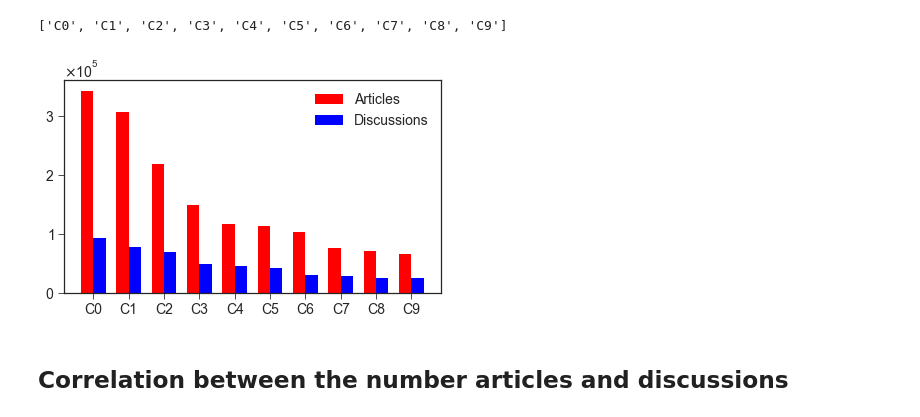
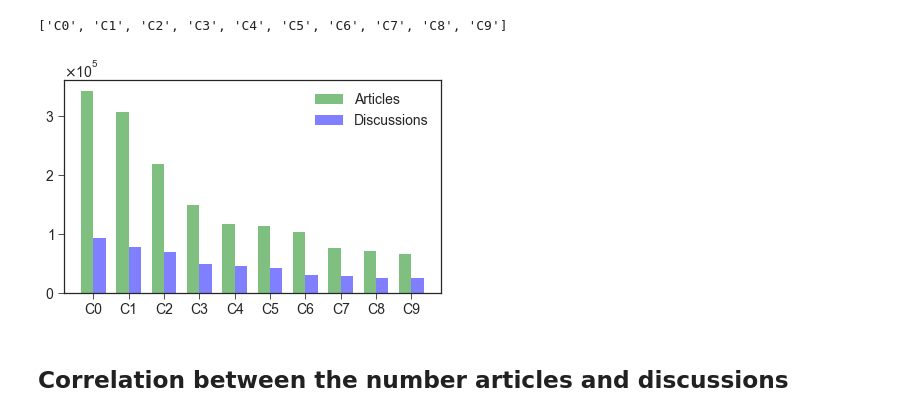
Before and after one commit to espol-cti/cwdiscussions, a Jupyter notebook: 1 - Categories Analysis.ipynb, the cells around one changed output. Drawn from its saved outputs; the diff is of its cells as text; code cells hidden in the pictures.

```diff
--- a/1 - Categories Analysis.ipynb
+++ b/1 - Categories Analysis.ipynb
@@ -51,24 +51,24 @@ Name: cat_title, dtype: object
 # %%
 width = 0.35
 N=len(dstop_cat)
 ind = np.arange(N)
 
 fig, ax = plt.subplots()
-rects1=ax.bar(ind, dstop_cat.cat_pages,width, color='r')
-rects2=ax.bar(ind+width, dstop_cat_tp.cat_pages,width, color='b')
+rects1=ax.bar(ind, dstop_cat.cat_pages,width, color='g',alpha=0.5)
+rects2=ax.bar(ind+width, dstop_cat_tp.cat_pages,width, color='b', alpha=0.5)
 
 ax.set_xticks(ind + width / 2)
 ax.set_xticklabels(cat_titles)
 ax.legend((rects1[0], rects2[0]), ('Articles', 'Discussions'))
 
 xfmt = matplotlib.ticker.ScalarFormatter(useMathText=True)
 xfmt.set_powerlimits((-3,3))
 ax.yaxis.set_major_formatter(xfmt)
 
 plt.tight_layout()
 plt.savefig('output/top_categories.eps', format='eps')
 # %% [output]
-[figure, old version]
+[figure, new version]
 # %% [markdown]
 ## Correlation between the number articles and discussions
 # %%
```
Also changed, not shown: 4 other files.
